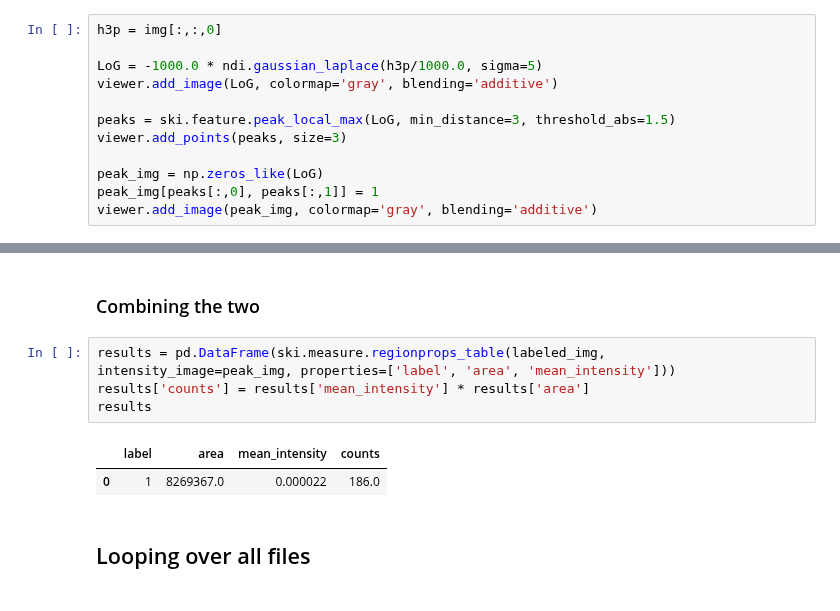
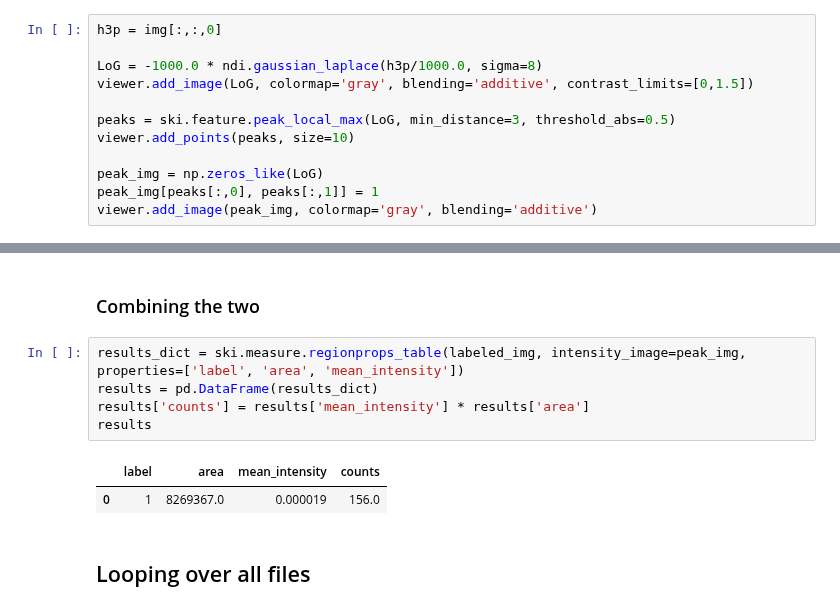
Before and after one commit to jouyun/ip_python, a Jupyter notebook: 4-Batching-Plotting.ipynb, the cells around one changed output, grey strips where cells are left out. Saved outputs shown, nothing was run; the diff lists cells and outputs as text.

```diff
--- a/4-Batching-Plotting.ipynb
+++ b/4-Batching-Plotting.ipynb
@@ -97,11 +102,11 @@ And a similar pipeline for the spots to lesson 2 (I had to scale the image down
 # %%
 h3p = img[:,:,0]
 
-LoG = -1000.0 * ndi.gaussian_laplace(h3p/1000.0, sigma=5)
-viewer.add_image(LoG, colormap='gray', blending='additive')
+LoG = -1000.0 * ndi.gaussian_laplace(h3p/1000.0, sigma=8)
+viewer.add_image(LoG, colormap='gray', blending='additive', contrast_limits=[0,1.5])
 
-peaks = ski.feature.peak_local_max(LoG, min_distance=3, threshold_abs=1.5)
-viewer.add_points(peaks, size=3)
+peaks = ski.feature.peak_local_max(LoG, min_distance=3, threshold_abs=0.5)
+viewer.add_points(peaks, size=10)
 
 peak_img = np.zeros_like(LoG)
 peak_img[peaks[:,0], peaks[:,1]] = 1
@@ -113,12 +118,13 @@ Note the switch to **threshold_abs** instead of **threshold_rel**.  This is beca
 # %% [markdown]
 ### Combining the two
 # %%
-results = pd.DataFrame(ski.measure.regionprops_table(labeled_img, intensity_image=peak_img, properties=['label', 'area', 'mean_intensity']))
+results_dict = ski.measure.regionprops_table(labeled_img, intensity_image=peak_img, properties=['label', 'area', 'mean_intensity'])
+results = pd.DataFrame(results_dict)
 results['counts'] = results['mean_intensity'] * results['area']
 results
 # %% [output]
 |  | label | area | mean_intensity | counts |
-| 0 | 1 | 8269367.0 | 0.000022 | 186.0 |
+| 0 | 1 | 8269367.0 | 0.000019 | 156.0 |
 # %% [markdown]
 ## Looping over all files
 # %% [markdown]
```
Also changed, not shown: parts of 62 cells of this notebook.
